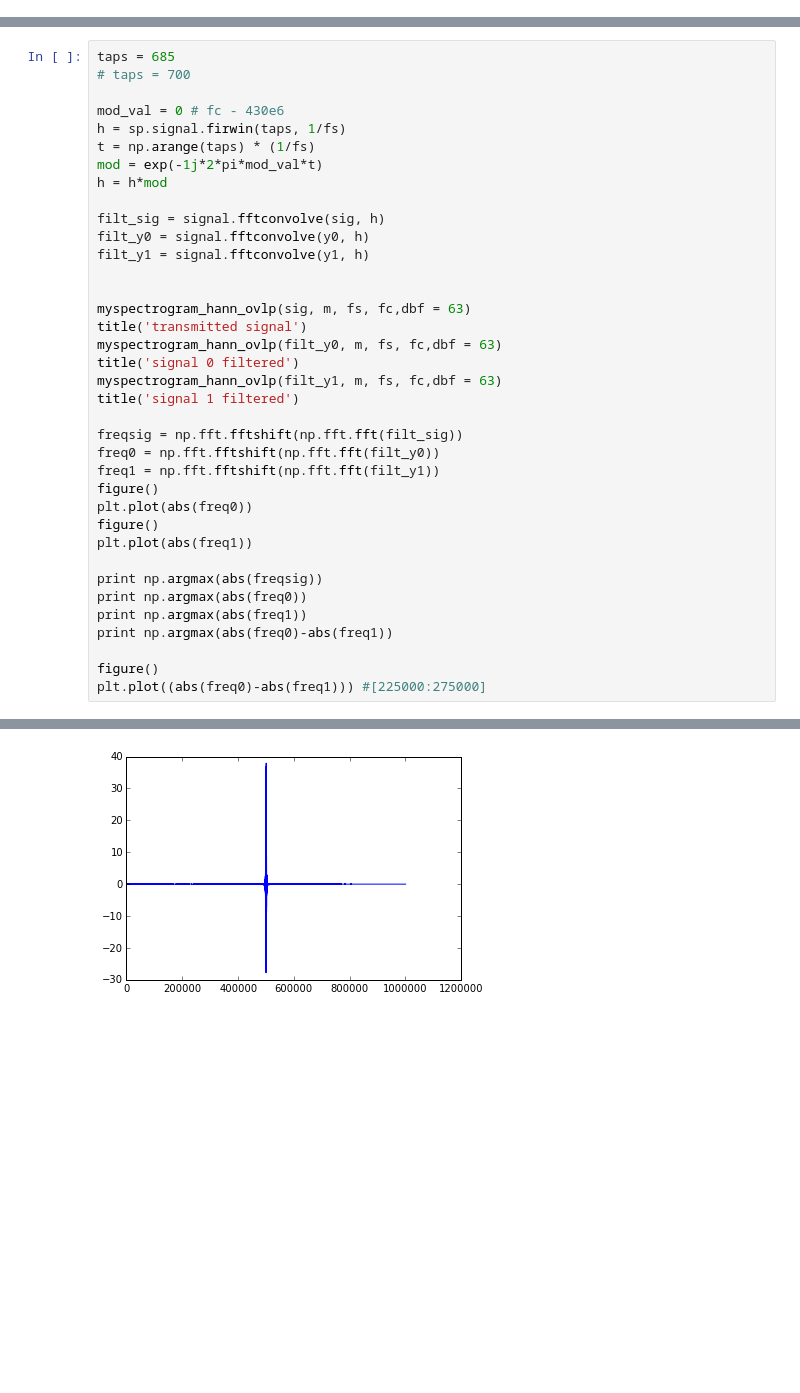
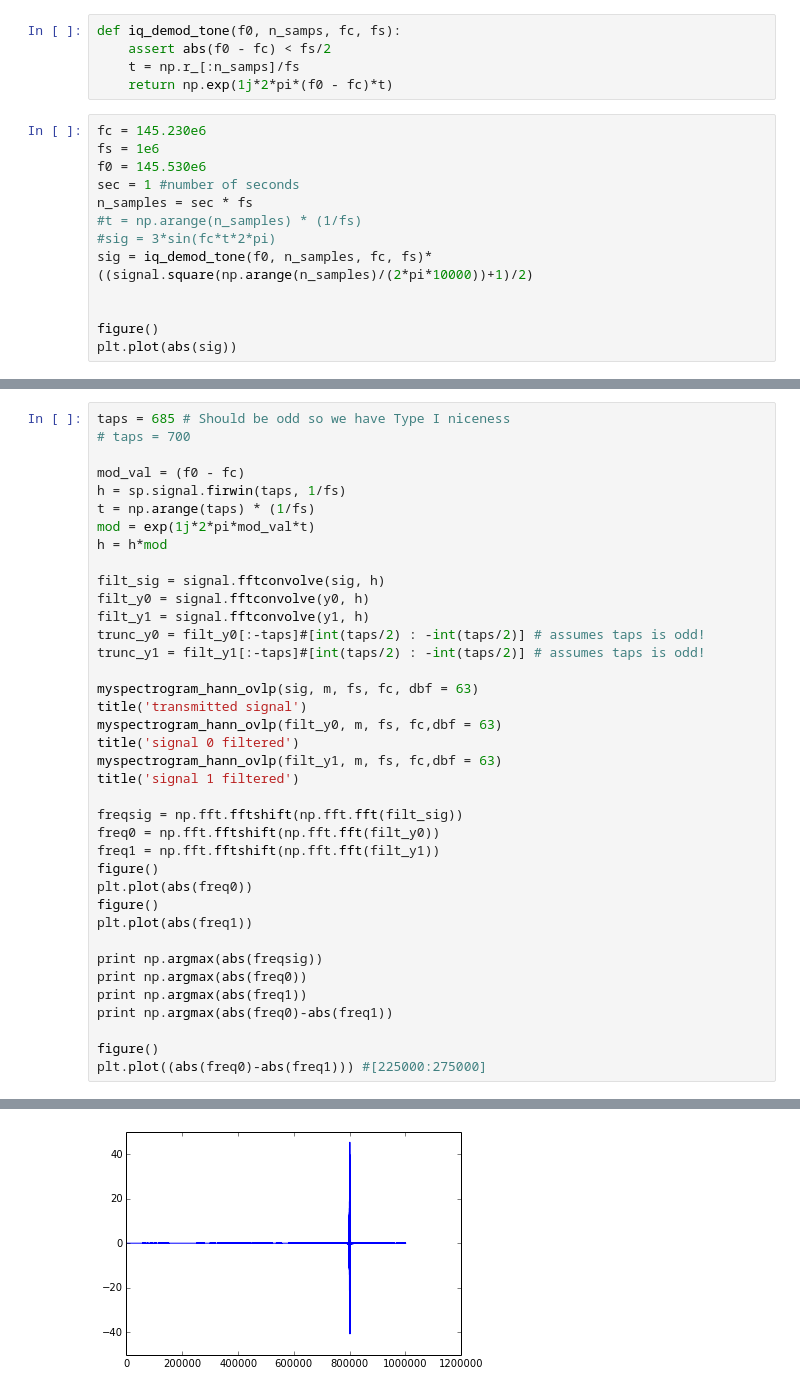
Before and after one commit to auroracramer/phasedarraylocalization, a Jupyter notebook: Simulations.ipynb, the cells around one changed output, grey strips where cells are left out. Drawn from its saved outputs; the diff is of its cells as text; blank space fills up the shorter version.

```diff
--- a/Simulations.ipynb
+++ b/Simulations.ipynb
@@ -274,0 +141,18 @@ y1 = np.concatenate(( y0[:128], y1[:-128]))
+# %%
+def iq_demod_tone(f0, n_samps, fc, fs):
+    assert abs(f0 - fc) < fs/2
+    t = np.r_[:n_samps]/fs
+    return np.exp(1j*2*pi*(f0 - fc)*t)
+# %%
+fc = 145.230e6
+fs = 1e6
+f0 = 145.530e6
+sec = 1 #number of seconds
+n_samples = sec * fs
+#t = np.arange(n_samples) * (1/fs)
+#sig = 3*sin(fc*t*2*pi)
+sig = iq_demod_tone(f0, n_samples, fc, fs)*((signal.square(np.arange(n_samples)/(2*pi*10000))+1)/2)
+
+
+figure()
+plt.plot(abs(sig))
@@ -286,19 +221,20 @@ plt.title('Received chirp second signal')
 # %%
-taps = 685
+taps = 685 # Should be odd so we have Type I niceness
 # taps = 700
 
-mod_val = 0 # fc - 430e6
+mod_val = (f0 - fc)
 h = sp.signal.firwin(taps, 1/fs)
 t = np.arange(taps) * (1/fs)
-mod = exp(-1j*2*pi*mod_val*t)
+mod = exp(1j*2*pi*mod_val*t)
 h = h*mod
 
 filt_sig = signal.fftconvolve(sig, h)
 filt_y0 = signal.fftconvolve(y0, h)
 filt_y1 = signal.fftconvolve(y1, h)
+trunc_y0 = filt_y0[:-taps]#[int(taps/2) : -int(taps/2)] # assumes taps is odd!
+trunc_y1 = filt_y1[:-taps]#[int(taps/2) : -int(taps/2)] # assumes taps is odd!
 
-
-myspectrogram_hann_ovlp(sig, m, fs, fc,dbf = 63)
+myspectrogram_hann_ovlp(sig, m, fs, fc, dbf = 63)
 title('transmitted signal')
 myspectrogram_hann_ovlp(filt_y0, m, fs, fc,dbf = 63)
 title('signal 0 filtered')
@@ -334,4 +270,4 @@ plt.plot((abs(freq0)-abs(freq1))) #[225000:275000]
-[figure, old version]
+[figure, new version]
 # %%
 # Calculating USB delay
 
```
Also changed, not shown: parts of 18 cells of this notebook.
